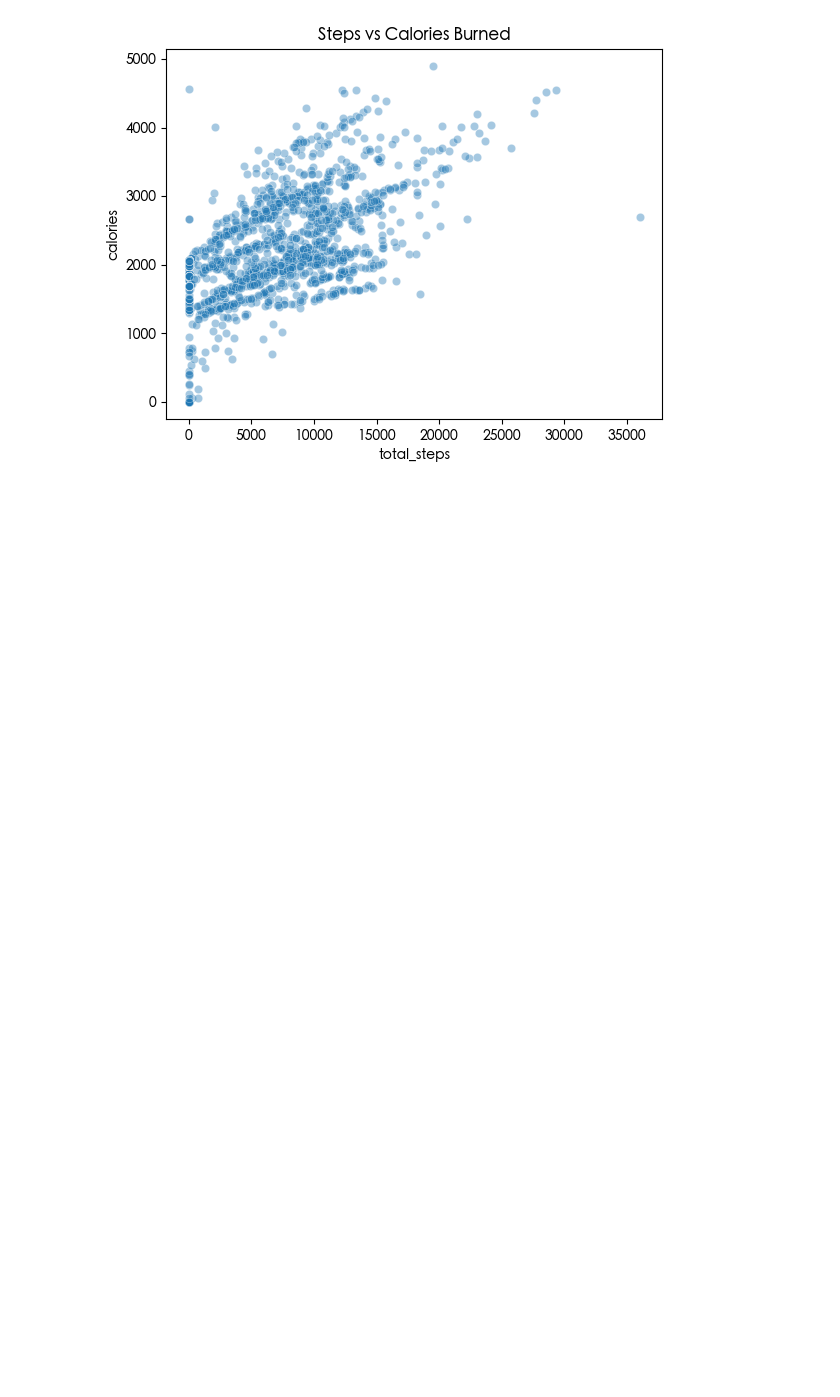
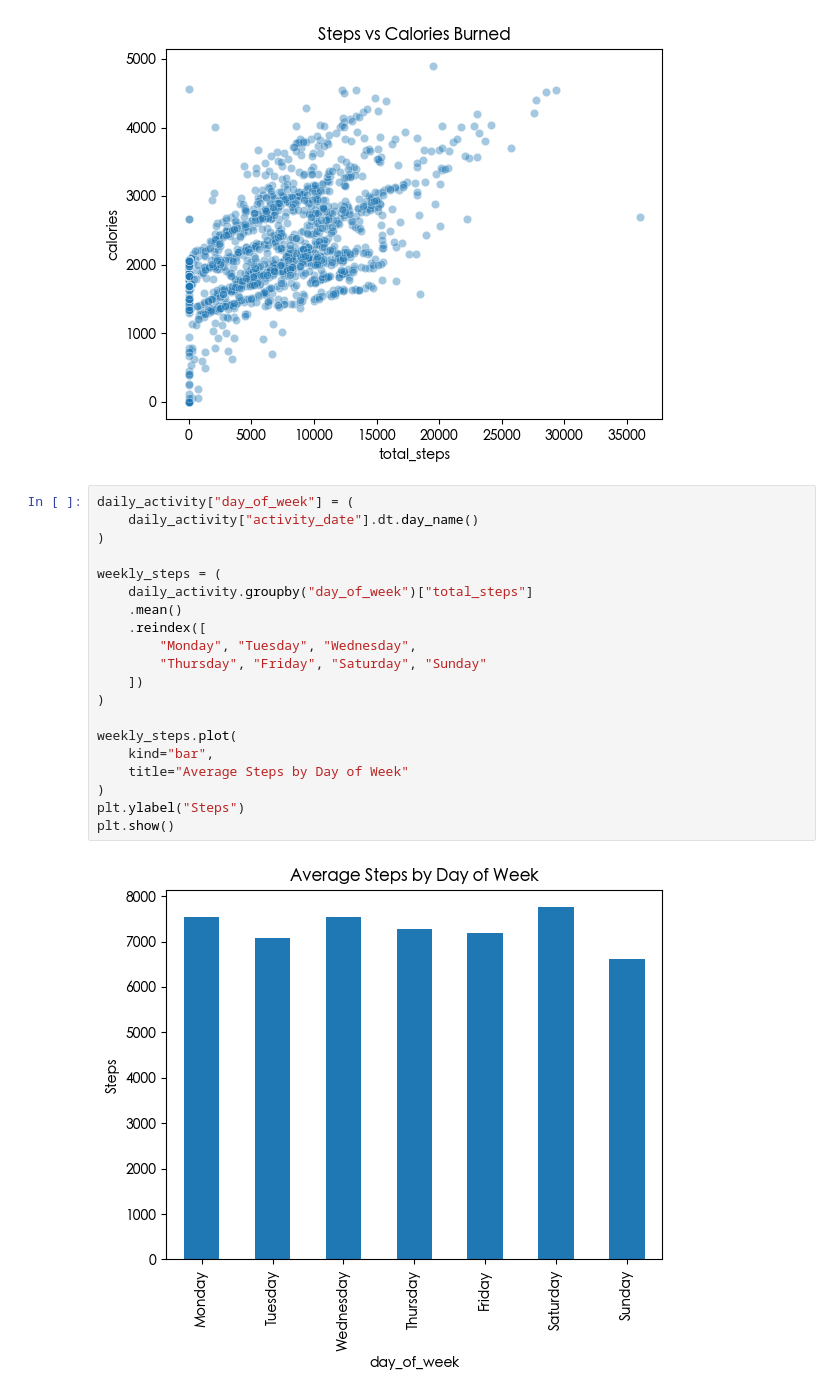
Before and after one commit to premsundar28/Bellabeat, a Jupyter notebook: code/EDA.ipynb, the cells around one changed output. Saved outputs shown, nothing was run; the diff lists cells and outputs as text; blank space fills up the shorter version.

```diff
--- a/code/EDA.ipynb
+++ b/code/EDA.ipynb
@@ -227,3 +269,25 @@ plt.title("Steps vs Calories Burned")
 plt.show()
 # %% [output]
 [figure]
+# %%
+daily_activity["day_of_week"] = (
+    daily_activity["activity_date"].dt.day_name()
+)
+
+weekly_steps = (
+    daily_activity.groupby("day_of_week")["total_steps"]
+    .mean()
+    .reindex([
+        "Monday", "Tuesday", "Wednesday",
+        "Thursday", "Friday", "Saturday", "Sunday"
+    ])
+)
+
+weekly_steps.plot(
+    kind="bar",
+    title="Average Steps by Day of Week"
+)
+plt.ylabel("Steps")
+plt.show()
+# %% [output]
+[figure, added]
```
Also changed, not shown: parts of 6 cells of this notebook.
